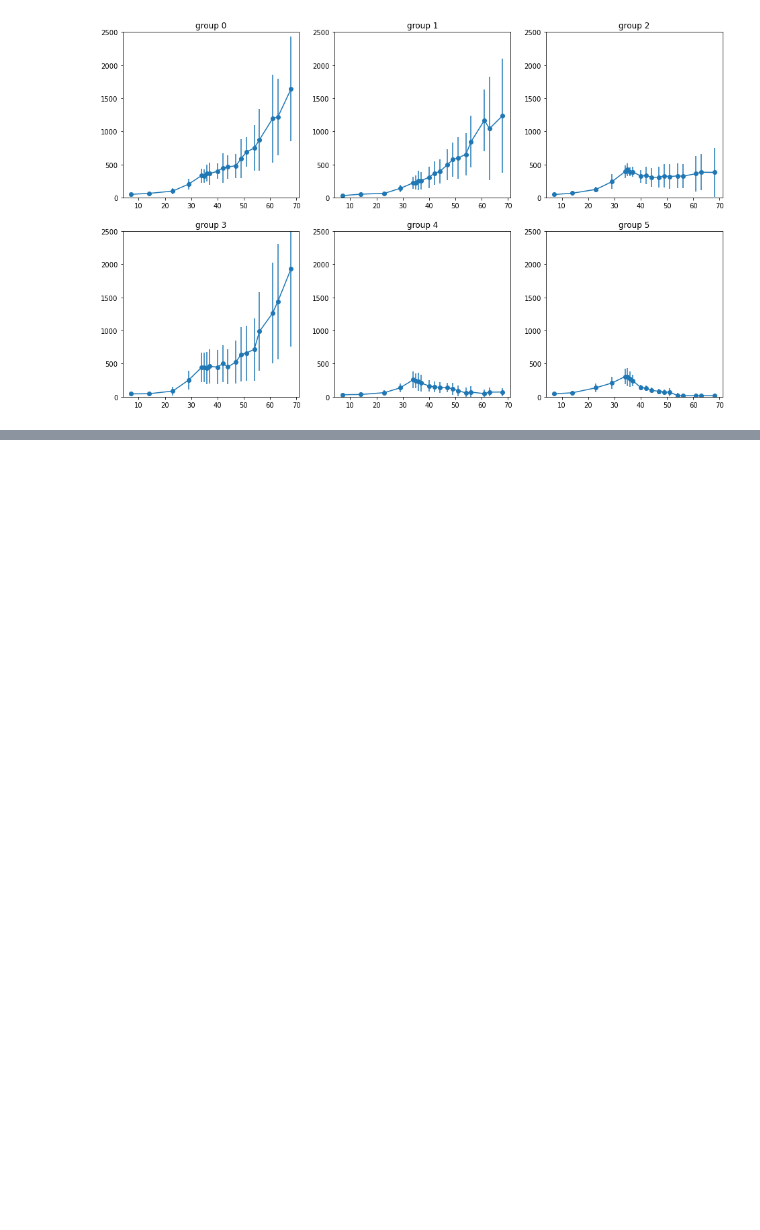
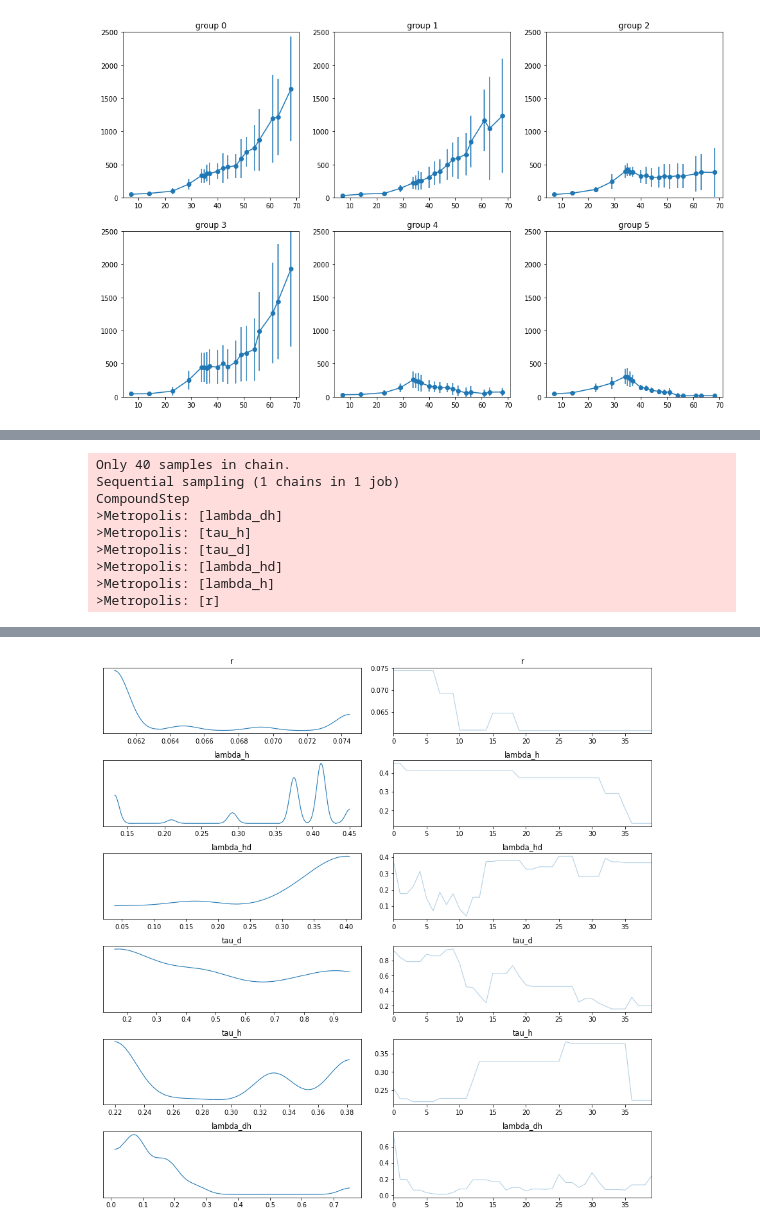
Before and after one commit to reidwyde/trazdox, a Jupyter notebook: refactor/growth_models.ipynb, the cells around one changed output, grey strips where cells are left out. Saved outputs shown, nothing was run; the diff lists cells and outputs as text; code cells hidden in the pictures; blank space fills up the shorter version.

```diff
--- a/refactor/growth_models.ipynb
+++ b/refactor/growth_models.ipynb
@@ -228,0 +468,12 @@ https://docs.pymc.io/notebooks/SMC-ABC_Lotka-Volterra_example.html
+# %%
+growth_model_1().backward()
+# %% [output]
+Only 40 samples in chain.
+Sequential sampling (1 chains in 1 job)
+CompoundStep
+>Metropolis: [lambda_dh]
+>Metropolis: [tau_h]
+>Metropolis: [tau_d]
+>Metropolis: [lambda_hd]
+>Metropolis: [lambda_h]
+>Metropolis: [r]
@@ -228,0 +482 @@ https://docs.pymc.io/notebooks/SMC-ABC_Lotka-Volterra_example.html
+[figure, added]
```
Also changed, not shown: parts of 12 cells of this notebook.
